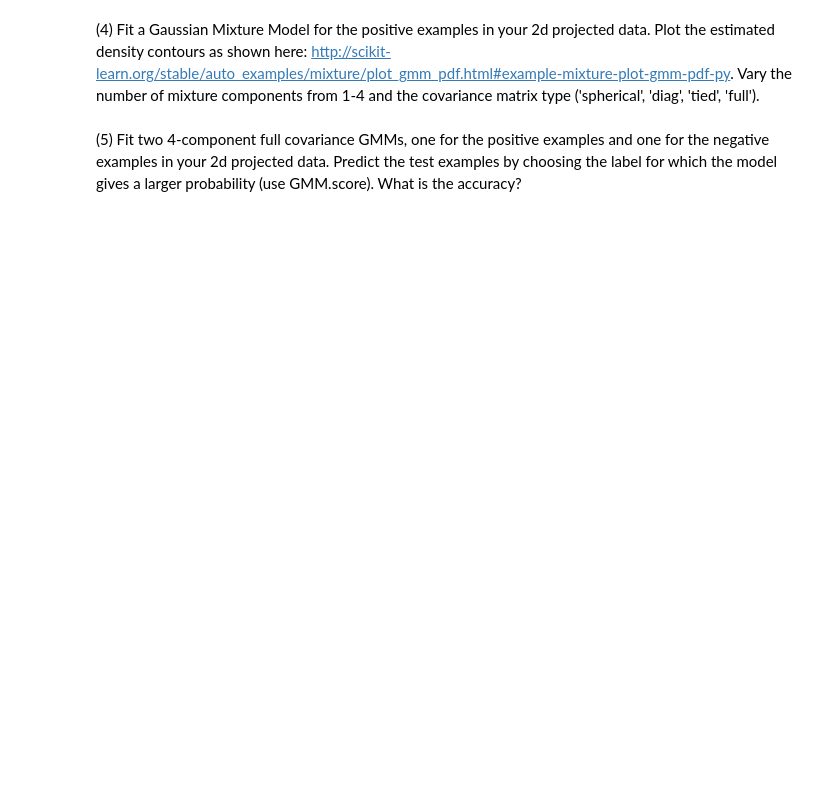
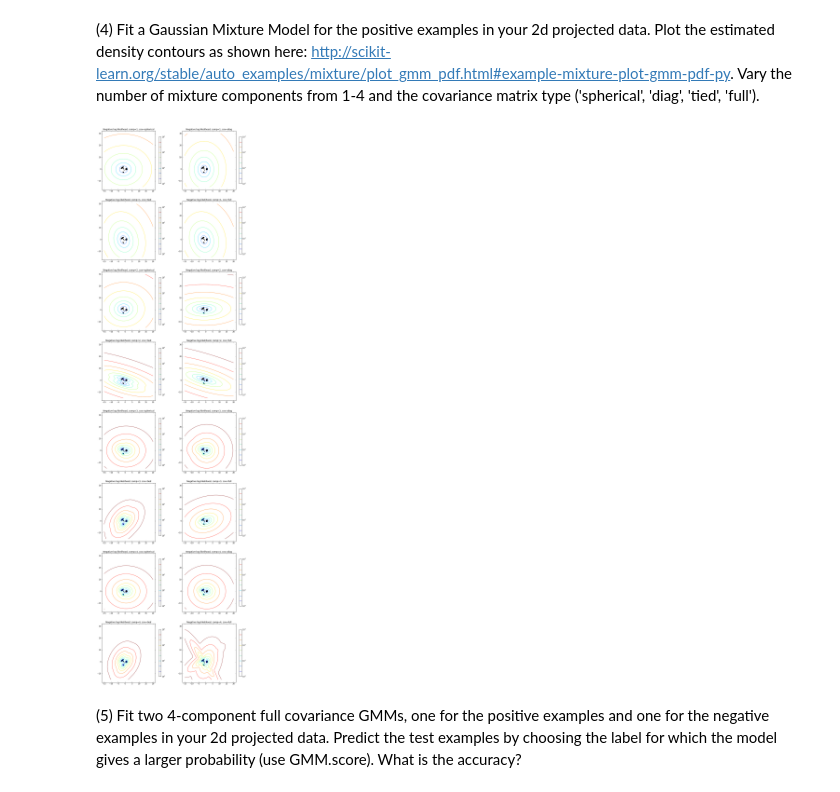
Before and after one commit to mjasek114/w207-Projects, a Jupyter notebook: Project 3/Megan_Jasek_p3.ipynb, the cells around one changed output. Cells and saved outputs as stored; diff of their text form; code cells hidden in the pictures; blank space fills up the shorter version.

```diff
--- a/Project 3/Megan_Jasek_p3.ipynb
+++ b/Project 3/Megan_Jasek_p3.ipynb
@@ -190,2 +183,52 @@ P3()
+# %%
+def P4():
+### STUDENT START ###
+    # Create a PCA model
+    pca = PCA(n_components=2)
+    # Fit the PCA model on the training data and transform it to a new dataset
+    train_tx = pca.fit_transform(train_data)
+
+    positives = []
+    for i in range(len(train_labels)):
+        if train_labels[i] == 1:
+            positives.append(train_tx[i])
+    positives = np.asarray(positives)
+
+    # Create a figure to display all of the subplots
+    plt.figure(figsize=(15,56))
+
+    # display predicted scores by the model as a contour plot
+    x = np.linspace(-15.0, 20.0)
+    y = np.linspace(-15.0, 30.0)
+    X, Y = np.meshgrid(x, y)
+    XX = np.array([X.ravel(), Y.ravel()]).T
+
+    plot_index = 1
+    for i in range(1,5):
+        for j in ['spherical', 'diag', 'tied', 'full']:
+            # Create a subplot space 8 high and 2 wide.  This subplot will go in space k.
+            plt.subplot(8, 2, plot_index)
+            # Add a title to the subplot showing the number of clusters.
+            plt.title('Negative log-likelihood, comp=%d, cov=%s' % (i, j))
+
+            # fit a Gaussian Mixture Model with two components
+            gmm1 = GMM(n_components=i, covariance_type=j)
+            gmm1.fit(positives)
+
+            Z = -gmm1.score_samples(XX)[0]
+            Z = Z.reshape(X.shape)
+            CS = plt.contour(X, Y, Z, norm=LogNorm(vmin=1.0, vmax=1000.0),
+                 levels=np.logspace(0, 3, 10))
+            CB = plt.colorbar(CS, shrink=0.8, extend='both')
+            plt.scatter(positives[:, 0], positives[:, 1], .8)
+            plt.axis('tight')
+            plot_index += 1
+    plt.show()
+
+### STUDENT END ###
+
+P4()
+# %% [output]
+[figure, added]
 # %% [markdown]
 (5) Fit two 4-component full covariance GMMs, one for the positive examples and one for the negative examples in your 2d projected data. Predict the test examples by choosing the label for which the model gives a larger probability (use GMM.score). What is the accuracy?
```
Also changed, not shown: parts of 6 cells of this notebook.
